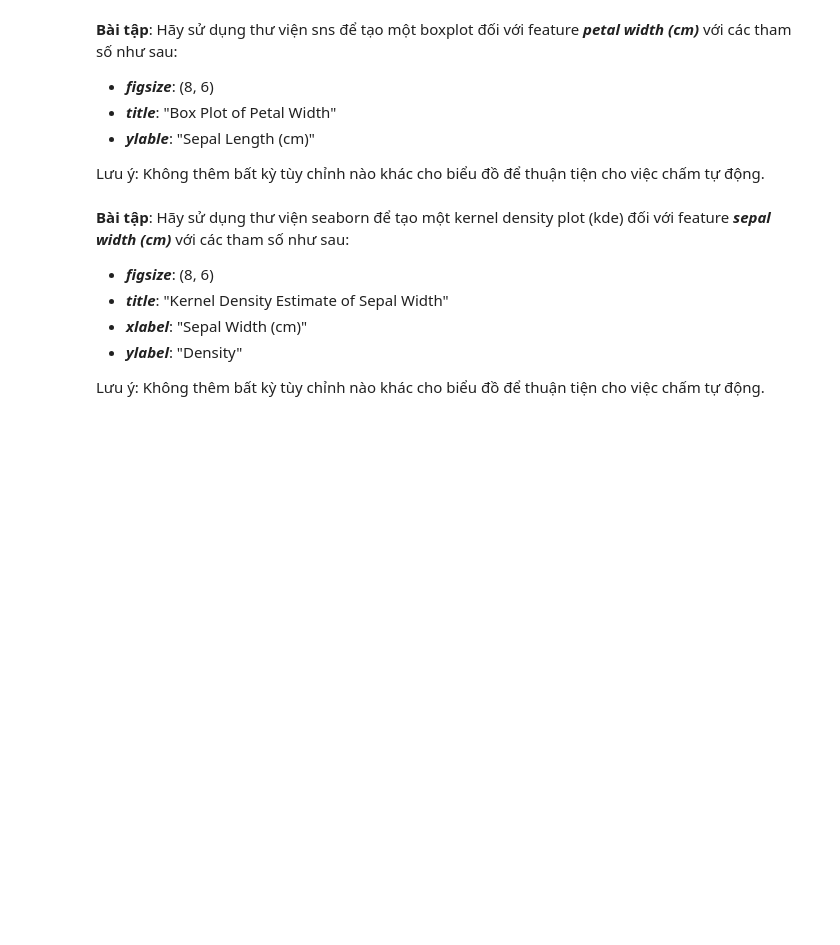
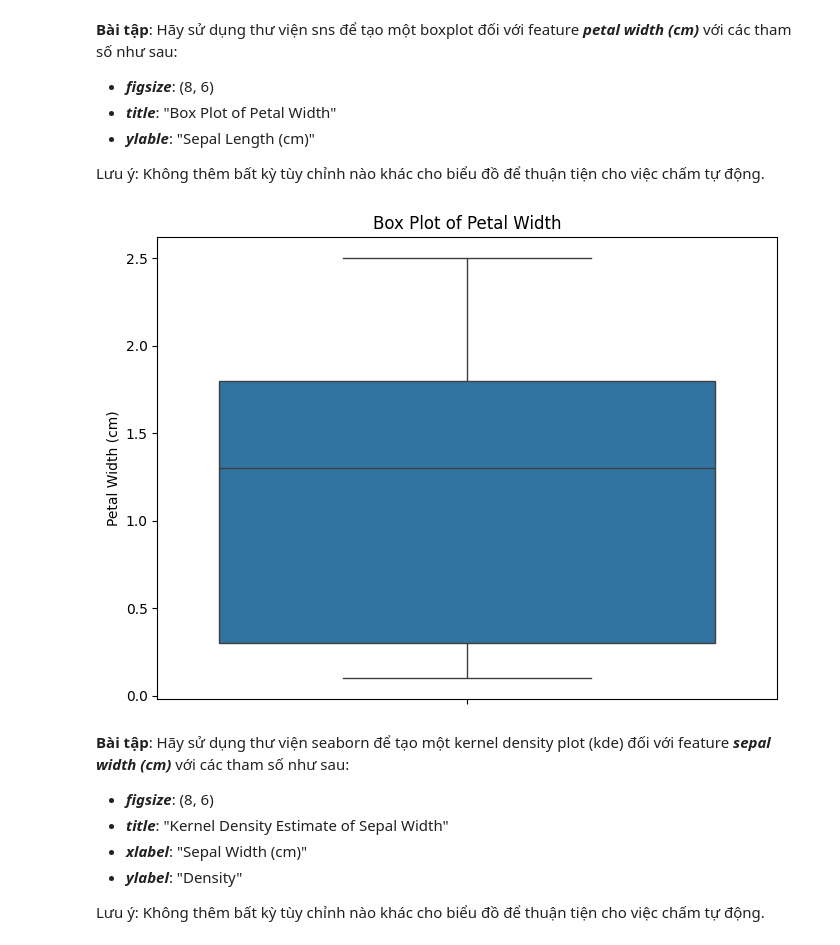
Before and after one commit to phat9824/UIT-CS116_python_for_machine_learning, a Jupyter notebook: Lab/Lab02/problem.ipynb, the cells around one changed output. Drawn from its saved outputs; the diff is of its cells as text; code cells hidden in the pictures; blank space fills up the shorter version.

```diff
--- a/Lab/Lab02/problem.ipynb
+++ b/Lab/Lab02/problem.ipynb
@@ -76,13 +84,19 @@ Lưu ý: Không thêm bất kỳ tùy chỉnh nào khác cho biểu đồ để
 # %%
 plt.figure(figsize=(8, 6))
 
 ### BEGIN SOLUTION
-
+# Tạo boxplot cho feature "sepal_width"
+sns.boxplot(data=df, y='petal width (cm)')
+plt.title('Box Plot of Petal Width')
+plt.ylabel('Petal Width (cm)')
+### END SOLUTION
 
 
 ### END SOLUTION
 
 plt.savefig('part_2.png')
+# %% [output]
+[figure, added]
 # %% [markdown]
 **Bài tập**: Hãy sử dụng thư viện seaborn để tạo một kernel density plot (kde) đối với feature ***sepal width (cm)*** với các tham số như sau:
 
```
Also changed, not shown: parts of 5 cells of this notebook, 5 other files.
